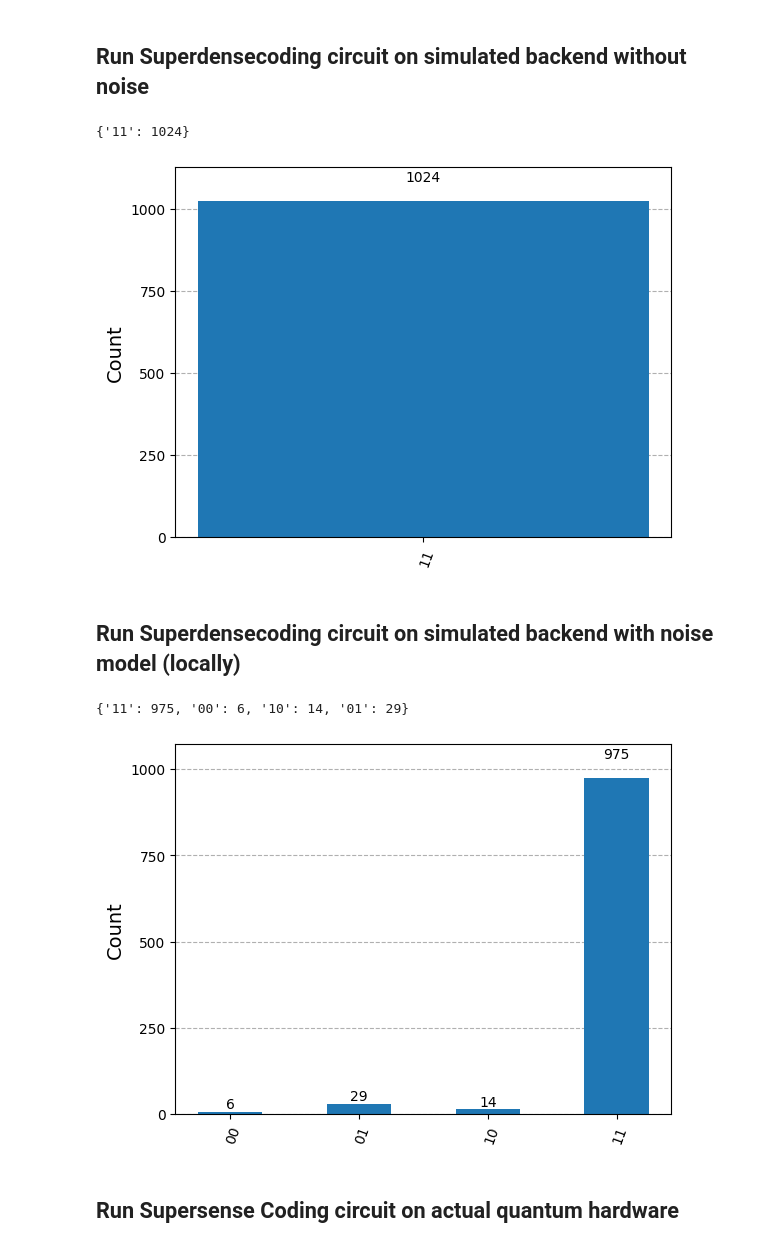
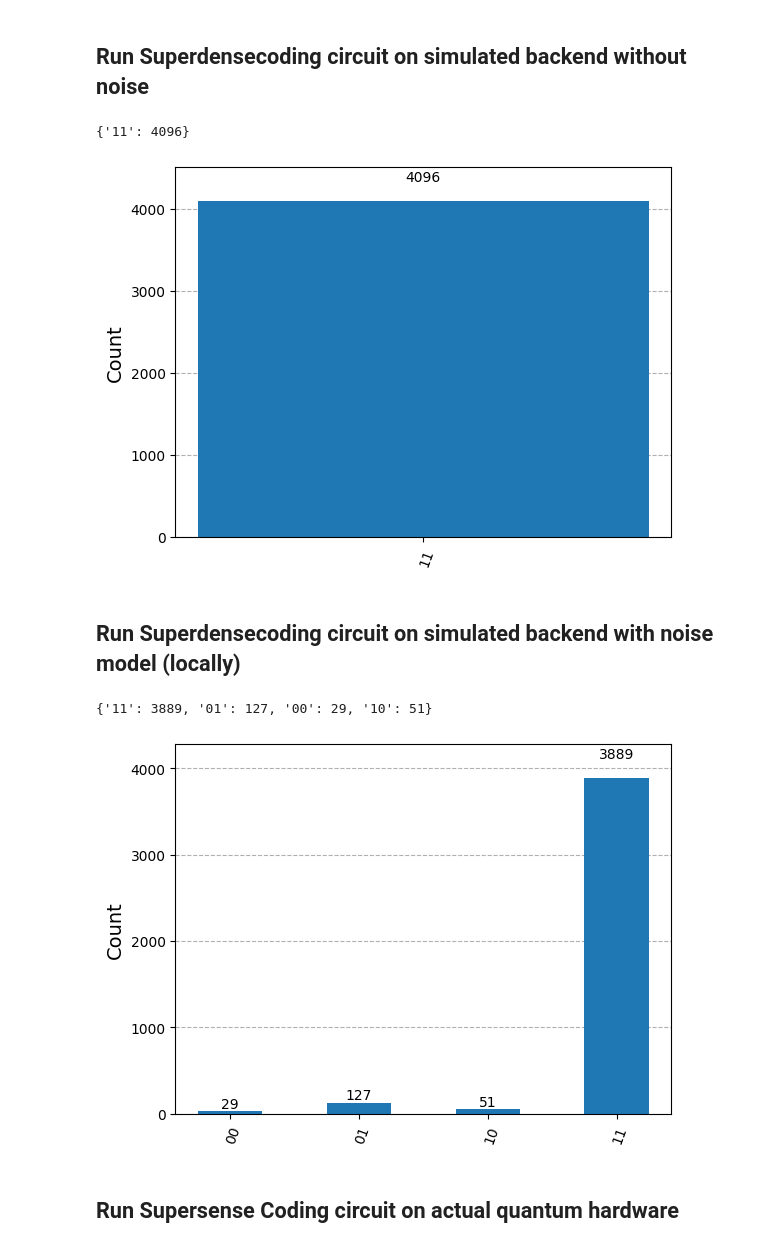
Before and after one commit to NinhVDT/mach_luong_tu_co_ban, a Jupyter notebook: superdense_coding_qiskit_one.ipynb, the cells around one changed output. Saved outputs shown, nothing was run; the diff lists cells and outputs as text; code cells hidden in the pictures.

```diff
--- a/superdense_coding_qiskit_one.ipynb
+++ b/superdense_coding_qiskit_one.ipynb
@@ -29,17 +29,17 @@ qc.draw('mpl')
 # %%
 # Run on the qasm simulator
 simulator = AerSimulator()
 circ = transpile(qc, simulator)
-result = simulator.run(circ).result()
+result = simulator.run(circ, shots = 4096).result()
 counts = result.get_counts(circ)
 
 # Print and plot results
 print(counts)
 plot_histogram(counts).savefig('results/superdense_ideal.jpg')
 plot_histogram(counts)
 # %% [output]
-{'11': 1024}
+{'11': 4096}
-[figure, old version]
+[figure, new version]
 # %% [markdown]
 ## Run Superdensecoding circuit on simulated backend with noise model (locally)
 # %%
@@ -51,14 +51,14 @@ sim_sherbrooke = AerSimulator.from_backend(backend)
 tcirc = transpile(circ, sim_sherbrooke)
 
 # Execute the circuit on the simulated noisy backend and plot results
-result_noise = sim_sherbrooke.run(tcirc).result()
+result_noise = sim_sherbrooke.run(tcirc, shots = 4096).result()
 counts_noise = result_noise.get_counts(0)
 print(counts_noise)
 plot_histogram(counts_noise).savefig('results/superdensecoding_noise_local.jpg')
 plot_histogram(counts_noise)
 # %% [output]
-{'11': 975, '00': 6, '10': 14, '01': 29}
+{'11': 3889, '01': 127, '00': 29, '10': 51}
-[figure, old version]
+[figure, new version]
 # %% [markdown]
 ## Run Supersense Coding circuit on actual quantum hardware
 # %%
```
Also changed, not shown: parts of 1 cell of this notebook, 12 other files.
